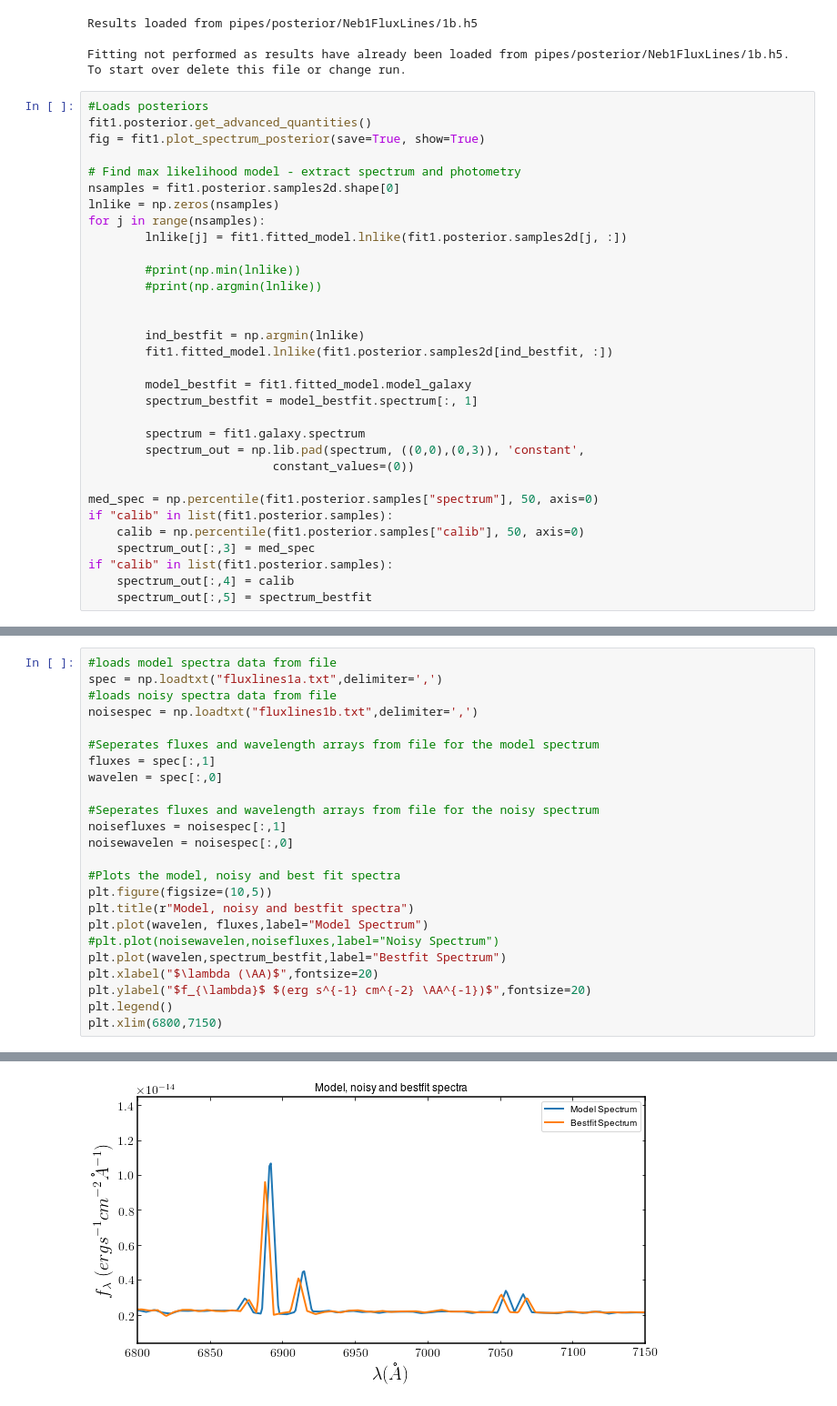
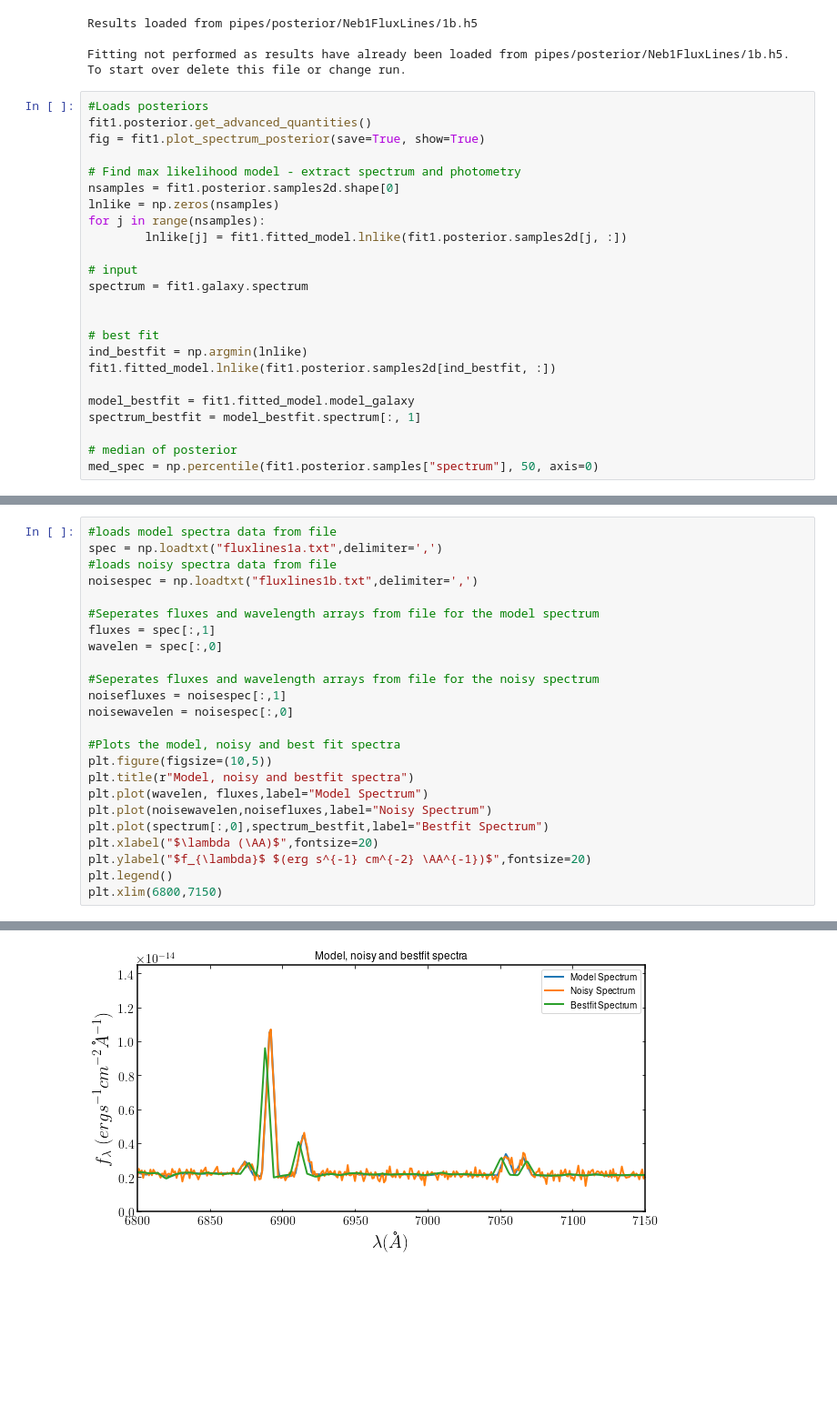
Before and after one commit to cas33-pirie/bagpipes, a Jupyter notebook: emission_lines_test/EmissionTest1.ipynb, the cells around one changed output, grey strips where cells are left out. Shown at 91% size. Cells and saved outputs as stored; diff of their text form; blank space fills up the shorter version.

```diff
--- a/emission_lines_test/EmissionTest1.ipynb
+++ b/emission_lines_test/EmissionTest1.ipynb
@@ -48,24 +48,16 @@ lnlike = np.zeros(nsamples)
 for j in range(nsamples):
         lnlike[j] = fit1.fitted_model.lnlike(fit1.posterior.samples2d[j, :])
 
-        #print(np.min(lnlike))
-        #print(np.argmin(lnlike))
+# input
+spectrum = fit1.galaxy.spectrum
 
 
-        ind_bestfit = np.argmin(lnlike)
-        fit1.fitted_model.lnlike(fit1.posterior.samples2d[ind_bestfit, :])
+# best fit
+ind_bestfit = np.argmin(lnlike)
+fit1.fitted_model.lnlike(fit1.posterior.samples2d[ind_bestfit, :])
 
-        model_bestfit = fit1.fitted_model.model_galaxy
-        spectrum_bestfit = model_bestfit.spectrum[:, 1]
+model_bestfit = fit1.fitted_model.model_galaxy
+spectrum_bestfit = model_bestfit.spectrum[:, 1]
 
-        spectrum = fit1.galaxy.spectrum
-        spectrum_out = np.lib.pad(spectrum, ((0,0),(0,3)), 'constant',
-                          constant_values=(0))
-
+# median of posterior
 med_spec = np.percentile(fit1.posterior.samples["spectrum"], 50, axis=0)
-if "calib" in list(fit1.posterior.samples):
-    calib = np.percentile(fit1.posterior.samples["calib"], 50, axis=0)
-    spectrum_out[:,3] = med_spec
-if "calib" in list(fit1.posterior.samples):
-    spectrum_out[:,4] = calib
-    spectrum_out[:,5] = spectrum_bestfit
@@ -72,27 +77,27 @@ if "calib" in list(fit1.posterior.samples):
 # %%
 #loads model spectra data from file
 spec = np.loadtxt("fluxlines1a.txt",delimiter=',')
 #loads noisy spectra data from file
 noisespec = np.loadtxt("fluxlines1b.txt",delimiter=',')
 
 #Seperates fluxes and wavelength arrays from file for the model spectrum
 fluxes = spec[:,1]
 wavelen = spec[:,0]
 
 #Seperates fluxes and wavelength arrays from file for the noisy spectrum
 noisefluxes = noisespec[:,1]
 noisewavelen = noisespec[:,0]
 
 #Plots the model, noisy and best fit spectra
 plt.figure(figsize=(10,5))
 plt.title(r"Model, noisy and bestfit spectra")
 plt.plot(wavelen, fluxes,label="Model Spectrum")
-#plt.plot(noisewavelen,noisefluxes,label="Noisy Spectrum")
-plt.plot(wavelen,spectrum_bestfit,label="Bestfit Spectrum")
+plt.plot(noisewavelen,noisefluxes,label="Noisy Spectrum")
+plt.plot(spectrum[:,0],spectrum_bestfit,label="Bestfit Spectrum")
 plt.xlabel("$\lambda (\AA)$",fontsize=20)
 plt.ylabel("$f_{\lambda}$ $(erg s^{-1} cm^{-2} \AA^{-1})$",fontsize=20)
 plt.legend()
 plt.xlim(6800,7150)
 # %% [output]
 (6800, 7150)
-[figure, old version]
+[figure, new version]
```
Also changed, not shown: parts of 1 cell of this notebook.
